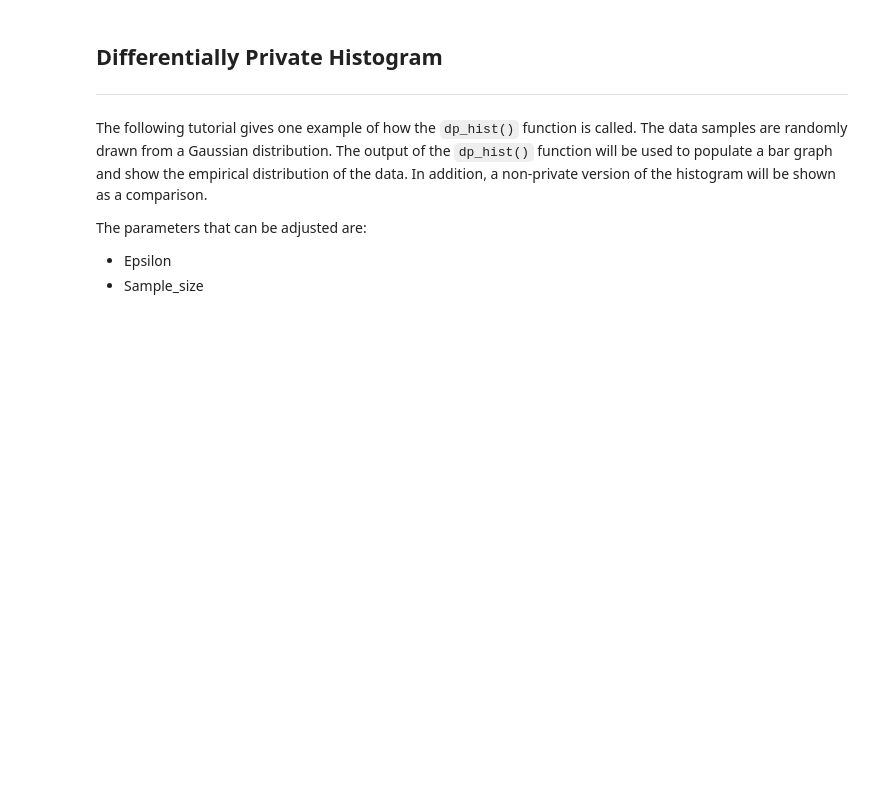
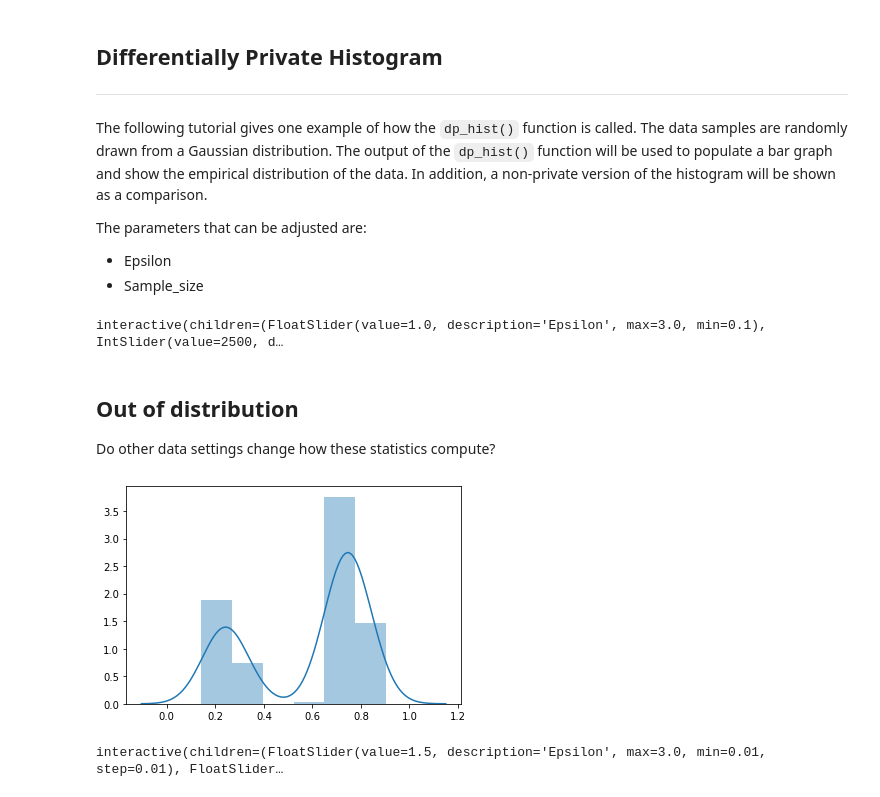
Before and after one commit to data2080/differential_privacy_demo, a Jupyter notebook: 02_Demos.ipynb, the cells around one changed output. Drawn from its saved outputs; the diff is of its cells as text; code cells hidden in the pictures; blank space fills up the shorter version.

```diff
--- a/02_Demos.ipynb
+++ b/02_Demos.ipynb
@@ -363,7 +176,7 @@ The parameters that can be adjusted are:
 - Sample_size
 # %%
 # This function will allow the output graphs to be interactive
-def plthist(Epsilon=1.0, Sample_size = 100):
+def plthist(Epsilon=1.0, Sample_size = 2500):
     # generate a sample data vector
     data_ = np.random.normal(loc = 0, scale = 1.0, size = Sample_size)
 
@@ -380,20 +193,50 @@ def plthist(Epsilon=1.0, Sample_size = 100):
         app = bin_edges[i + 1] - bin_edges[i]
         width_.append(app)
 
+    f, axs = plt.subplots(1,2,figsize=(15,5))
     # plot the non-differentially private version of the histogram
-    plt.hist(data_, bins=10)
-    plt.title('Non-differentially Private Histogram')
-    plt.xlabel('Data Distribution')
-    plt.ylabel('Frequency')
-    plt.grid(True)
-    plt.show()
+    axs[0].hist(data_, bins=10)
+    axs[0].set_title('Non-differentially Private Histogram')
+    axs[0].set_xlabel('Data Distribution')
+    axs[0].set_ylabel('Frequency')
+    axs[0].grid(True)
 
+#     plt.subplot(1, 2, 2)
     # plot the differentially private version of the histogram
-    plt.bar(bin_edges_, dp_hist_counts, width_)
-    plt.title('Differentially Private Histogram')
-    plt.xlabel('Data Distribution')
-    plt.ylabel('Frequency')
-    plt.grid(True)
-    plt.show()
+    axs[1].bar(bin_edges_, dp_hist_counts, width_)
+    axs[1].set_title('Differentially Private Histogram')
+    axs[1].set_xlabel('Data Distribution')
+    axs[1].set_ylabel('Frequency')
+    axs[1].grid(True)
 
-interact(plthist, Epsilon=(0.1,5.0,0.1), Sample_size=(100,10000,100));
+
+
+interact(plthist, Epsilon=(0.1,3.0,0.1), Sample_size=(100,5000,10));
+# %% [output]
+interactive(children=(FloatSlider(value=1.0, description='Epsilon', max=3.0, min=0.1), IntSlider(value=2500, d…
+# %% [markdown]
+## Out of distribution
+
+Do other data settings change how these statistics compute?
+# %%
+# generate a sample data vector
+data_0 = np.random.normal(loc = .25, scale = .050, size = max_sample_size)
+data_1 = np.random.normal(loc = .75, scale = .050, size = max_sample_size*2)
+
+data_mix = np.concatenate([data_0,data_1])
+
+# DP mean requires numbers to be positive and within the range [0, 1]
+#     data_ = abs(data)
+data_mix = data_mix.clip(min = 0, max = 1.0)
+
+sns.distplot(data_mix)
+
+
+# this is the action for the sliders
+show_mean_interact = lambda Epsilon, Delta, Sample_size: show_mean(data_mix,Epsilon, Delta, Sample_size )
+
+# this actually creates the sliders
+interact(show_mean_interact, Epsilon=(0.01,3,0.01), Delta=(0.01,0.5,0.01), Sample_size=(1,max_sample_size*3,5));
+# %% [output]
+[figure, added]
+interactive(children=(FloatSlider(value=1.5, description='Epsilon', max=3.0, min=0.01, step=0.01), FloatSlider…
```
Also changed, not shown: parts of 15 cells of this notebook, 3 other files.
